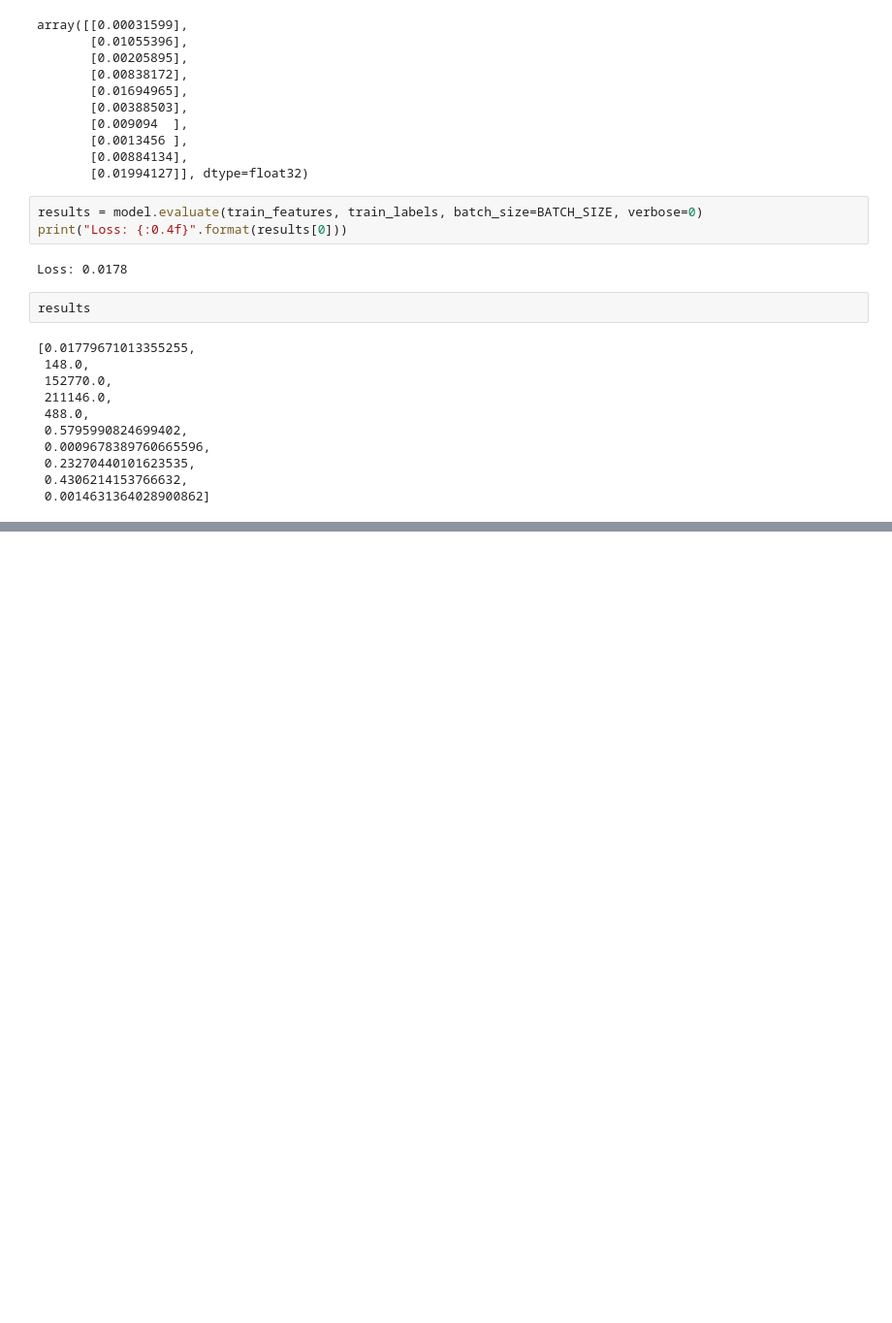
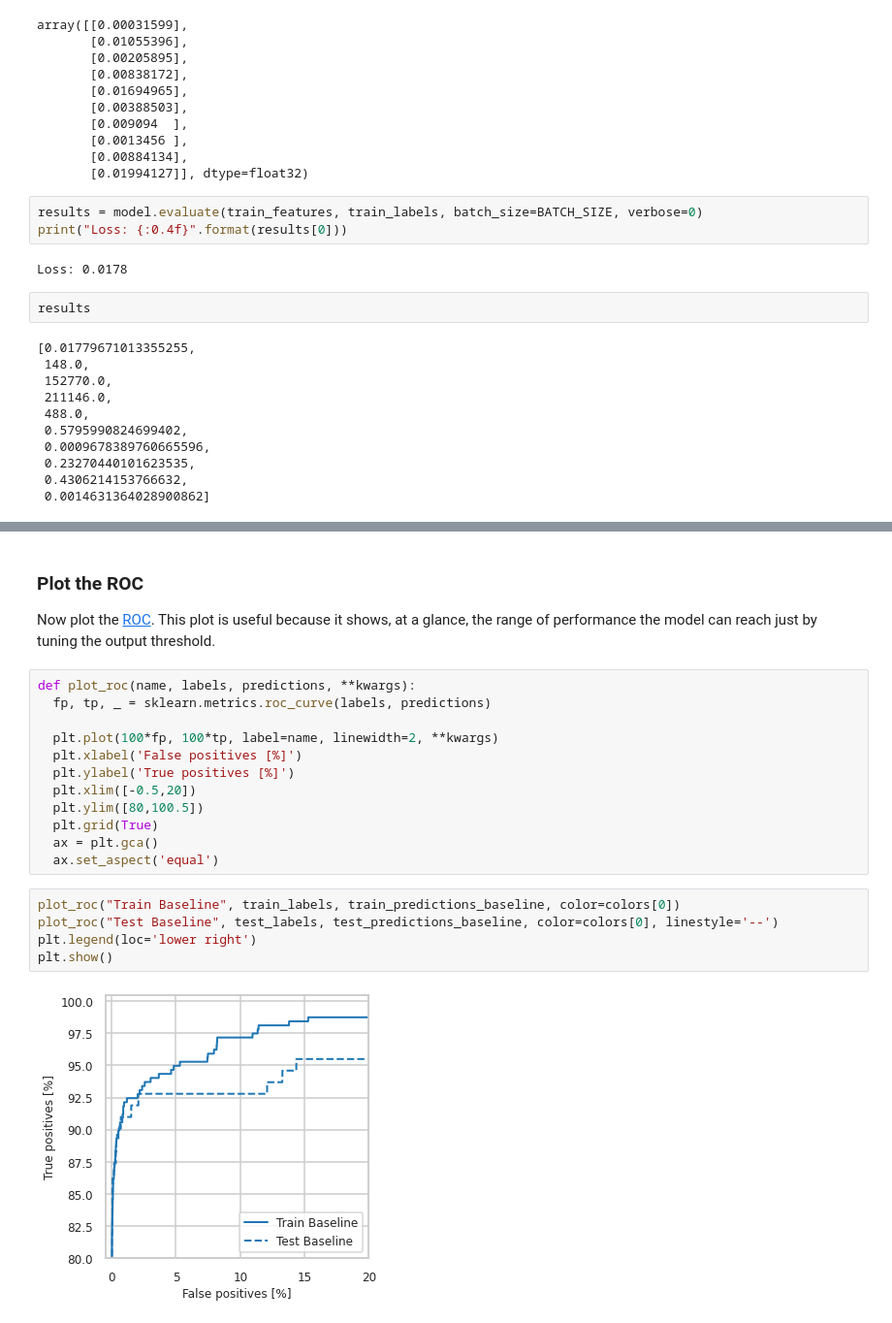
Before and after one commit to danielnguyen-datastudy/Keras-Imbalanced-Data-Detecting-Fraudulent-Transactions, a Jupyter notebook: Keras-Imbalanced-Data-Detecting-Fraudulent-Transactions.ipynb, the cells around one changed output, grey strips where cells are left out. Shown at 97% size. Cells and saved outputs as stored; diff of their text form; blank space fills up the shorter version.

```diff
--- a/Keras-Imbalanced-Data-Detecting-Fraudulent-Transactions.ipynb
+++ b/Keras-Imbalanced-Data-Detecting-Fraudulent-Transactions.ipynb
@@ -350,0 +512,23 @@ results
+# %% [markdown]
+### Plot the ROC
+
+Now plot the [ROC](https://developers.google.com/machine-learning/glossary#ROC). This plot is useful because it shows, at a glance, the range of performance the model can reach just by tuning the output threshold.
+# %%
+def plot_roc(name, labels, predictions, **kwargs):
+  fp, tp, _ = sklearn.metrics.roc_curve(labels, predictions)
+
+  plt.plot(100*fp, 100*tp, label=name, linewidth=2, **kwargs)
+  plt.xlabel('False positives [%]')
+  plt.ylabel('True positives [%]')
+  plt.xlim([-0.5,20])
+  plt.ylim([80,100.5])
+  plt.grid(True)
+  ax = plt.gca()
+  ax.set_aspect('equal')
+# %%
+plot_roc("Train Baseline", train_labels, train_predictions_baseline, color=colors[0])
+plot_roc("Test Baseline", test_labels, test_predictions_baseline, color=colors[0], linestyle='--')
+plt.legend(loc='lower right')
+plt.show()
+# %% [output]
+[figure, added]
```
Also changed, not shown: parts of 69 cells of this notebook.
